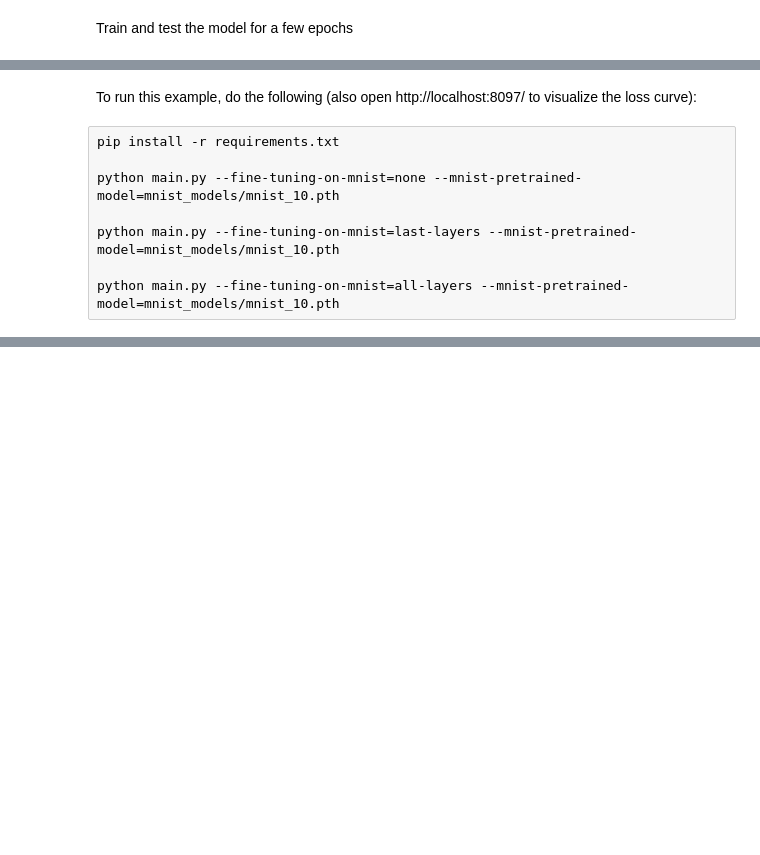
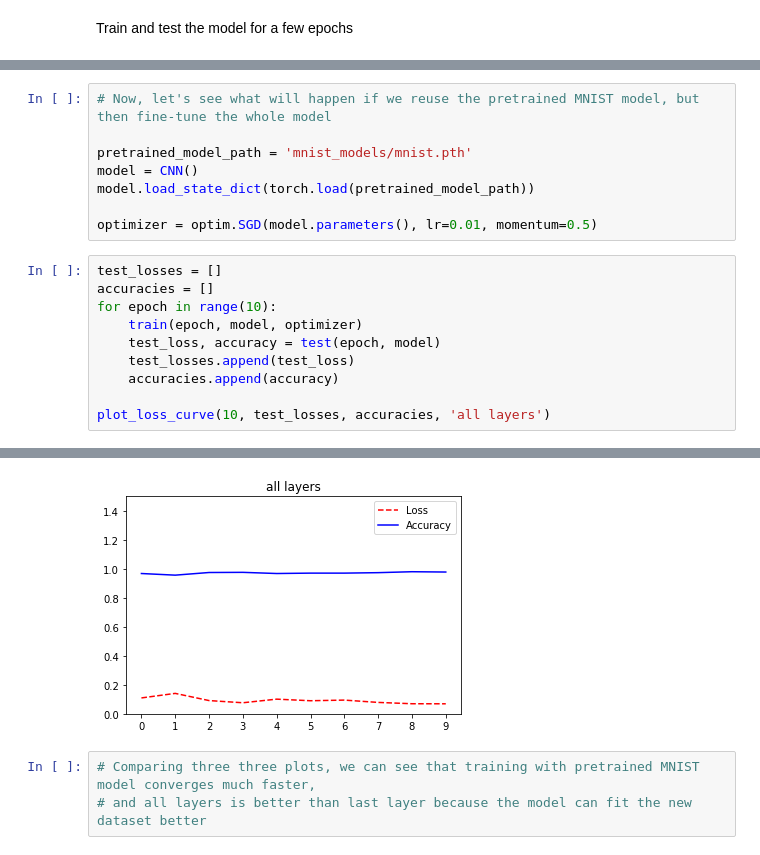
Before and after one commit to yf225/GMIC-PyTorch-Workshop, a Jupyter notebook: Tutorial2-TransferToUSPS/main.ipynb, the cells around one changed output, grey strips where cells are left out. Drawn from its saved outputs; the diff is of its cells as text; blank space fills up the shorter version.

```diff
--- a/Tutorial2-TransferToUSPS/main.ipynb
+++ b/Tutorial2-TransferToUSPS/main.ipynb
@@ -173,10 +206,19 @@ Test set: Average loss: 0.5181, Accuracy: 1654/1860 (89%)
-# %% [markdown]
-To run this example, do the following (also open http://localhost:8097/ to visualize the loss curve):
-# %% [raw]
-pip install -r requirements.txt
-
-python main.py --fine-tuning-on-mnist=none --mnist-pretrained-model=mnist_models/mnist_10.pth
-
-python main.py --fine-tuning-on-mnist=last-layers --mnist-pretrained-model=mnist_models/mnist_10.pth
-
-python main.py --fine-tuning-on-mnist=all-layers --mnist-pretrained-model=mnist_models/mnist_10.pth
+# %%
+# Now, let's see what will happen if we reuse the pretrained MNIST model, but then fine-tune the whole model
+
+pretrained_model_path = 'mnist_models/mnist.pth'
+model = CNN()
+model.load_state_dict(torch.load(pretrained_model_path))
+
+optimizer = optim.SGD(model.parameters(), lr=0.01, momentum=0.5)
+# %%
+test_losses = []
+accuracies = []
+for epoch in range(10):
+    train(epoch, model, optimizer)
+    test_loss, accuracy = test(epoch, model)
+    test_losses.append(test_loss)
+    accuracies.append(accuracy)
+
+plot_loss_curve(10, test_losses, accuracies, 'all layers')
+# %% [output]
@@ -182,0 +242,4 @@ python main.py --fine-tuning-on-mnist=all-layers --mnist-pretrained-model=mnist_
+[figure, added]
+# %%
+# Comparing three three plots, we can see that training with pretrained MNIST model converges much faster,
+# and all layers is better than last layer because the model can fit the new dataset better
```
Also changed, not shown: parts of 20 cells of this notebook, 2 other files.
